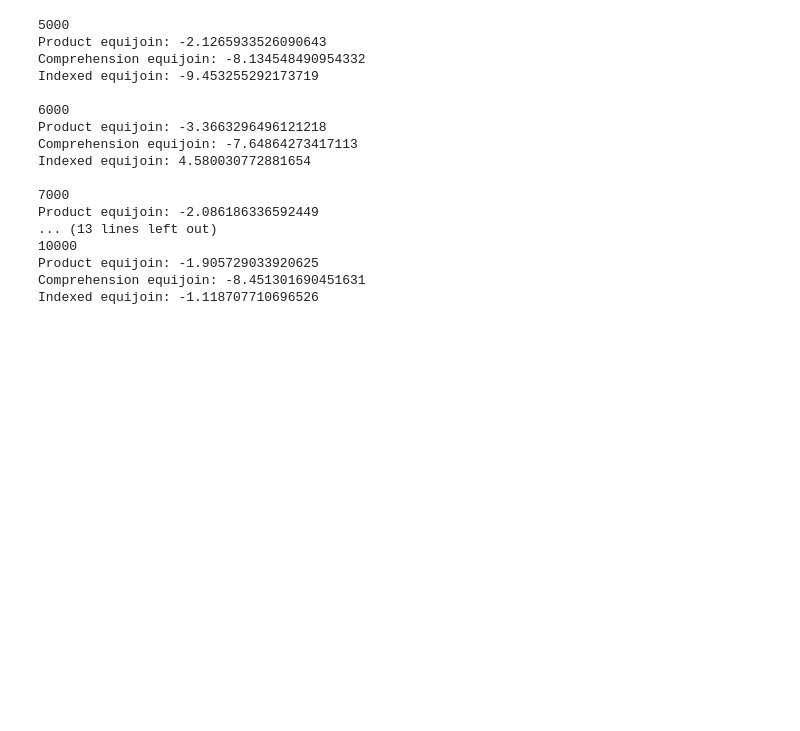
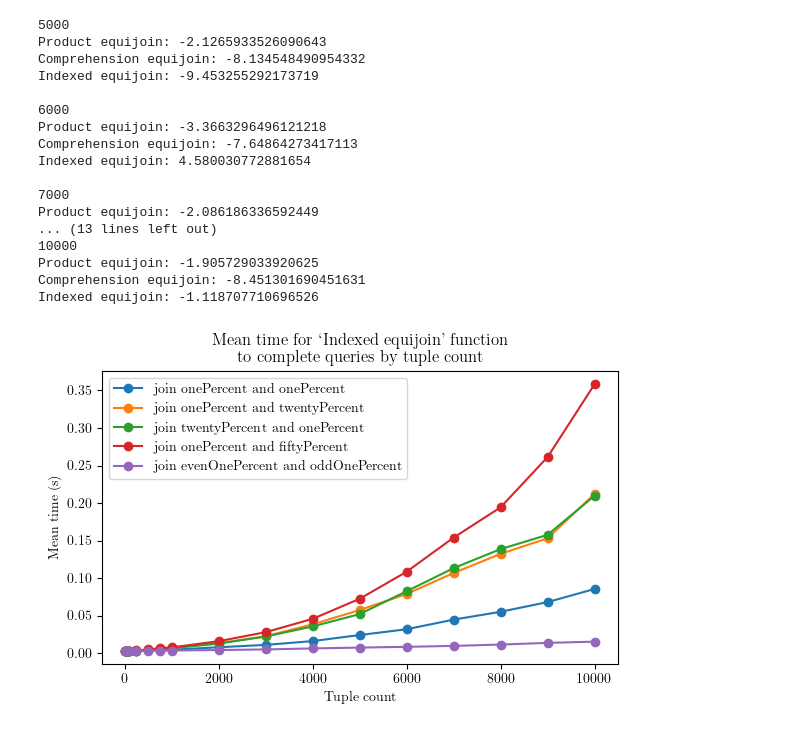
Before and after one commit to MatBon01/joinbench, a Jupyter notebook: analysis/joinbench.ipynb, the cells around one changed output. Drawn from its saved outputs; the diff is of its cells as text; code cells hidden in the pictures; blank space fills up the shorter version.

Commit message:
Add analysis of growth of mean time

```diff
--- a/analysis/joinbench.ipynb
+++ b/analysis/joinbench.ipynb
@@ -325,3 +325,10 @@ Product equijoin: -2.086186336592449
 Product equijoin: -1.905729033920625
 Comprehension equijoin: -8.451301690451631
 Indexed equijoin: -1.118707710696526
+# %%
+function: str = 'Indexed equijoin'
+fig, ax = plt.subplots()
+group_plotter.plot_mean_time_by_tuples_for_function(ax, function)
+plt.savefig(generate_figure_path(f"{function} query comparison"))
+# %% [output]
+[figure, added]
```
Also changed, not shown: parts of 6 cells of this notebook, 19 other files.
